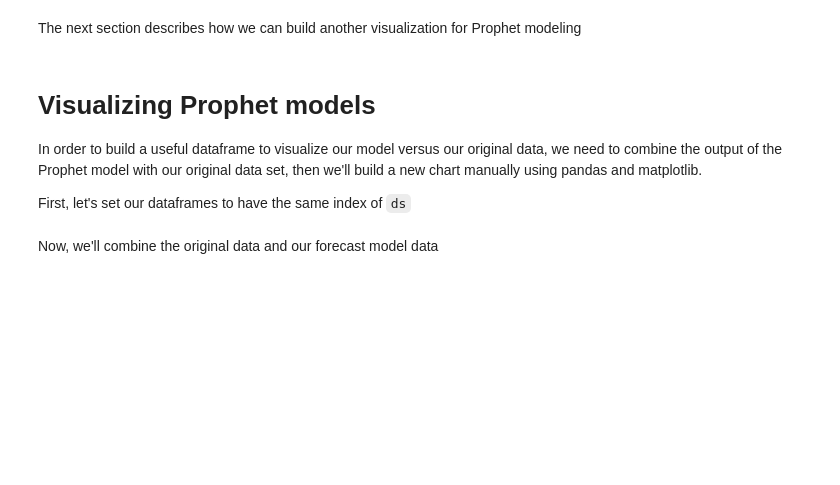
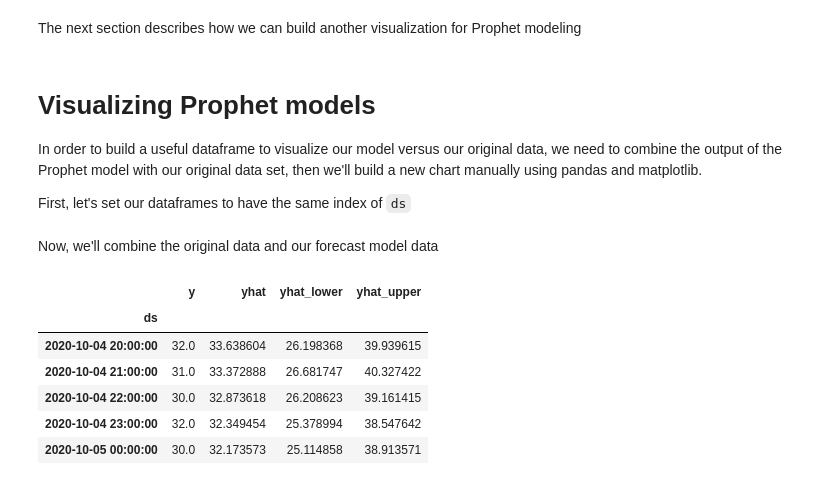
Before and after one commit to alechfho/timeseries-lab, a Jupyter notebook: fbprophet_bike_share.ipynb, the cells around one changed output. Cells and saved outputs as stored; diff of their text form; code cells hidden in the pictures; blank space fills up the shorter version.

```diff
--- a/fbprophet_bike_share.ipynb
+++ b/fbprophet_bike_share.ipynb
@@ -284,4 +305,14 @@ forecast.set_index('ds', inplace=True)
 # %% [markdown]
 Now, we'll combine the original data and our forecast model data
 # %%
-viz_df = df_7030.join(forecast[['yhat', 'yhat_lower','yhat_upper']], how = 'outer')
+viz_df = vdf.join(forecast[['yhat', 'yhat_lower','yhat_upper']], how = 'outer')
+
+viz_df.head()
+# %% [output]
+|  | y | yhat | yhat_lower | yhat_upper |
+| ds |  |  |  |  |
+| 2020-10-04 20:00:00 | 32.0 | 33.638604 | 26.198368 | 39.939615 |
+| 2020-10-04 21:00:00 | 31.0 | 33.372888 | 26.681747 | 40.327422 |
+| 2020-10-04 22:00:00 | 30.0 | 32.873618 | 26.208623 | 39.161415 |
+| 2020-10-04 23:00:00 | 32.0 | 32.349454 | 25.378994 | 38.547642 |
+| 2020-10-05 00:00:00 | 30.0 | 32.173573 | 25.114858 | 38.913571 |
```
Also changed, not shown: parts of 30 cells of this notebook.
